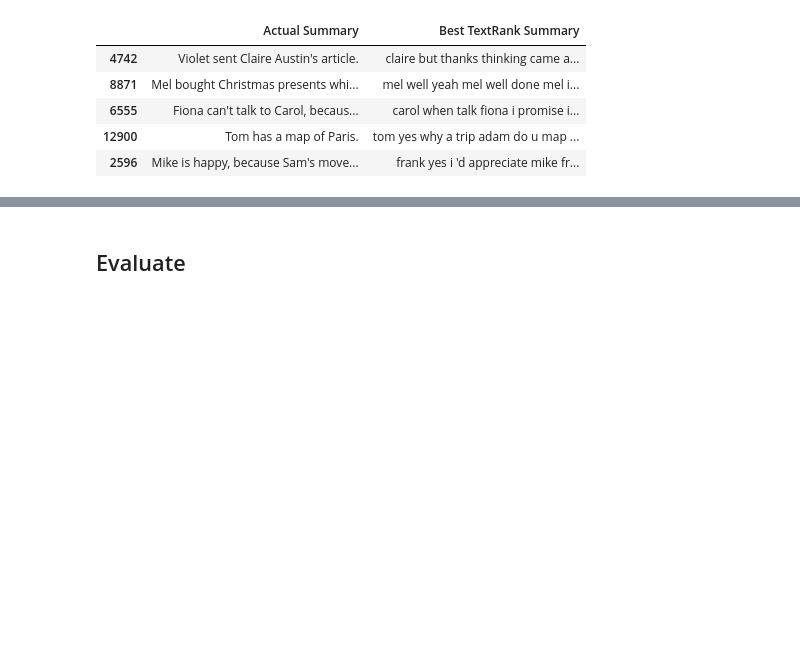
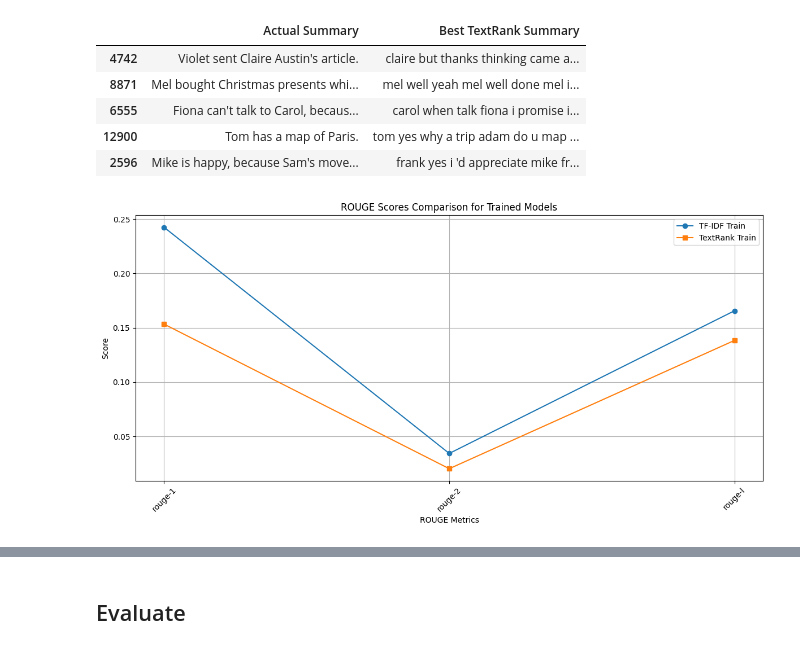
Before and after one commit to alinawang123/CS6140-Project, a Jupyter notebook: textSummarization.ipynb, the cells around one changed output, grey strips where cells are left out. Cells and saved outputs as stored; diff of their text form; code cells hidden in the pictures; blank space fills up the shorter version.

Commit message:
add plots

```diff
--- a/textSummarization.ipynb
+++ b/textSummarization.ipynb
@@ -581,6 +581,36 @@ tuned_TR_comparison_df_styled
 | 6555 | Fiona can't talk to Carol, becaus... | carol when talk fiona i promise i... |
 | 12900 | Tom has a map of Paris. | tom yes why a trip adam do u map ... |
 | 2596 | Mike is happy, because Sam's move... | frank yes i 'd appreciate mike fr... |
+# %%
+import matplotlib.pyplot as plt
+
+# ROUGE scores for TextRank and TF-IDF on validation and test datasets
+rouge_scores = {
+    "TF-IDF Tuned": {'rouge-1': 0.24250128785590822, 'rouge-2': 0.03428571270122459, 'rouge-l': 0.165638542757869},
+    "TextRank Tuned": {'rouge-1': 0.1533453458574562, 'rouge-2': 0.020235327304501366, 'rouge-l': 0.13832570619390872}
+}
+
+# Data preparation for plotting
+labels = ['rouge-1', 'rouge-2', 'rouge-l']
+tfidf_scores = [rouge_scores['TF-IDF Tuned'][label] for label in labels]
+textrank_scores = [rouge_scores['TextRank Tuned'][label] for label in labels]
+
+# Plotting
+plt.figure(figsize=(12, 6))
+
+plt.plot(labels, tfidf_scores, marker='o', label='TF-IDF Train')
+plt.plot(labels, textrank_scores, marker='s', label='TextRank Train')
+
+plt.title('ROUGE Scores Comparison for Trained Models')
+plt.xlabel('ROUGE Metrics')
+plt.ylabel('Score')
+plt.xticks(rotation=45)
+plt.legend()
+plt.grid(True)
+plt.tight_layout()
+plt.show()
+# %% [output]
+[figure, added]
 # %%
 train_df.to_csv('train_df.csv', index=False)
 # %%
```
